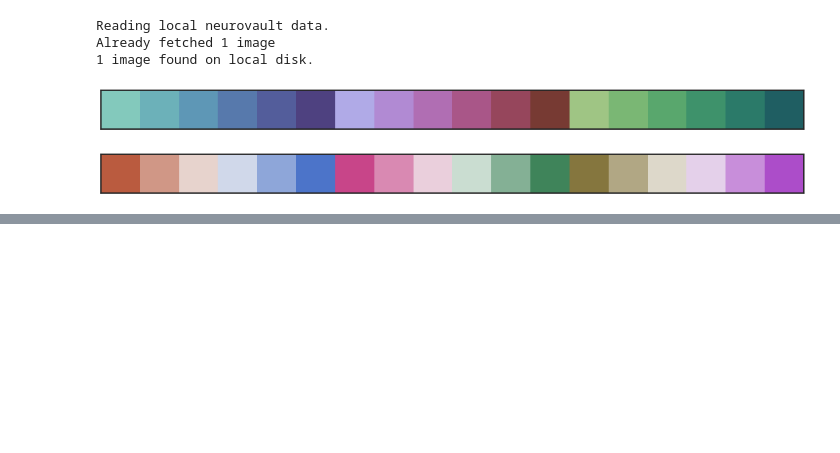
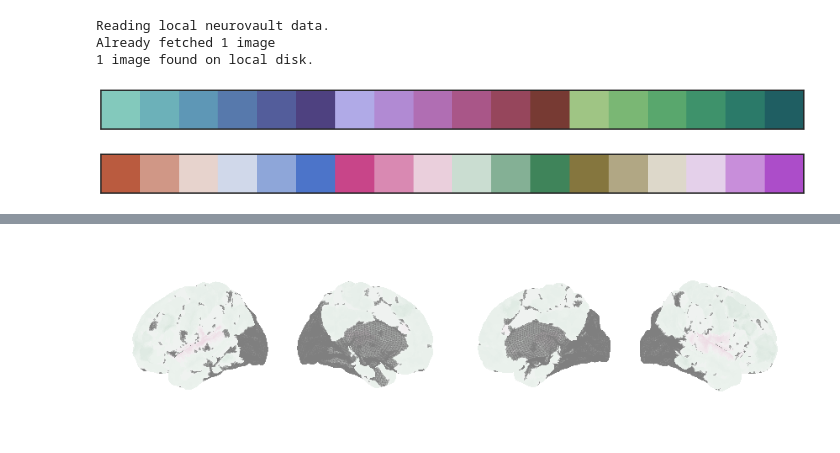
Before and after one commit to 62442katieb/deltaABCD_variability, a Jupyter notebook: notebooks/1.2change_score_descriptives.ipynb, the cells around one changed output, grey strips where cells are left out. Saved outputs shown, nothing was run; the diff lists cells and outputs as text; code cells hidden in the pictures; blank space fills up the shorter version.

```diff
--- a/notebooks/1.2change_score_descriptives.ipynb
+++ b/notebooks/1.2change_score_descriptives.ipynb
@@ -538,0 +637,39 @@ tract-RNI
+# %%
+# between-network FC is tough bc we have to average all of a networks HSK values
+# but only the significantly HSK connections
+sig = []
+meas_df = descriptives.loc[btwn_fc]
+meas_df.loc[btwn_fc, 'from_ntwk'] = btwn_fc_src
+meas_df.loc[btwn_fc, 'to_ntwk'] = btwn_fc_trgt
+avgs = pd.DataFrame()
+for ntwk in np.unique(btwn_fc_src):
+    temp_df = meas_df[meas_df['from_ntwk'] == ntwk]
+    temp_df2 = meas_df[meas_df['to_ntwk'] == ntwk]
+    temp_df = pd.concat([temp_df, temp_df2], axis=0)
+    # calculate average heteroscedasticity of all
+    # significantly heteroscedastic network connections
+    for i in temp_df.index:
+        sig.append(temp_df.loc[i,'annualized percent change'])
+    mean_hsk = np.mean(sig)
+    # grab name of first conn var for this network for plotting
+    avgs.at[temp_df.index[0], 'apc'] = mean_hsk
+meas_vars = [i.split('.')[0] for i in avgs.index]
+atlas_fname = nifti_mapping.loc[meas_vars]['atlas_fname'].unique()[0]
+#print(atlas_fname)
+atlas_nii = nib.load(atlas_fname)
+atlas_arr = atlas_nii.get_fdata()
+plotting_arr = np.zeros(atlas_arr.shape)
+sig = 0
+for i in avgs.index:
+    j = i.split('.')[0]
+    value = nifti_mapping.loc[j]['atlas_value']
+    #print(i, value)
+    if value is np.nan:
+        pass
+    else:
+        plotting_arr[np.where(atlas_arr == value)] = avgs.at[i,'apc']
+meas_nimg = nib.Nifti1Image(plotting_arr, atlas_nii.affine)
+figure = plot_surfaces(meas_nimg, fsaverage, func_cmap, vmax, 0.01)
+figure.savefig(f'{PROJ_DIR}/figures/APCxFCb.png', dpi=400)
+# %% [output]
+[figure, added]
```
Also changed, not shown: parts of 6 cells of this notebook, 3 other files.
